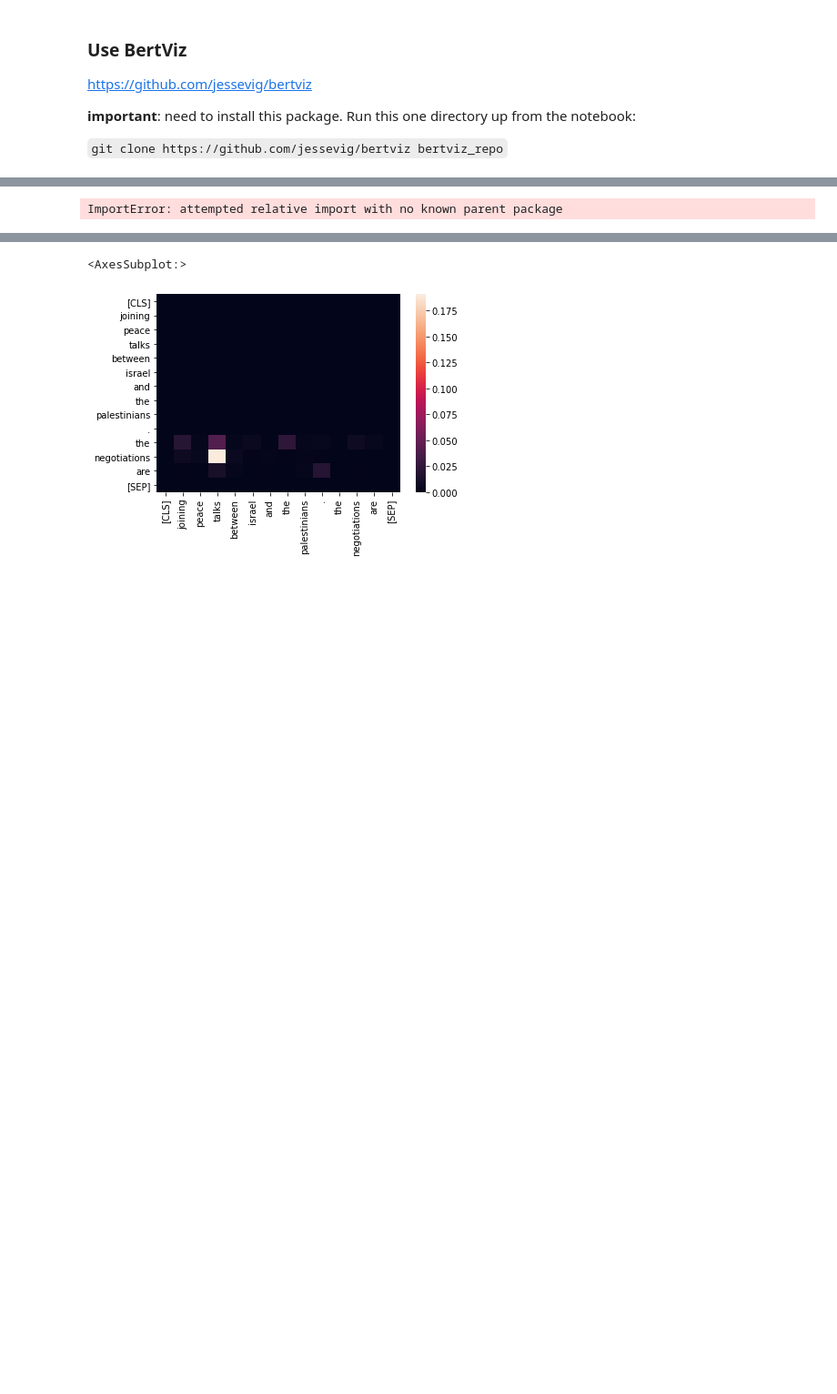
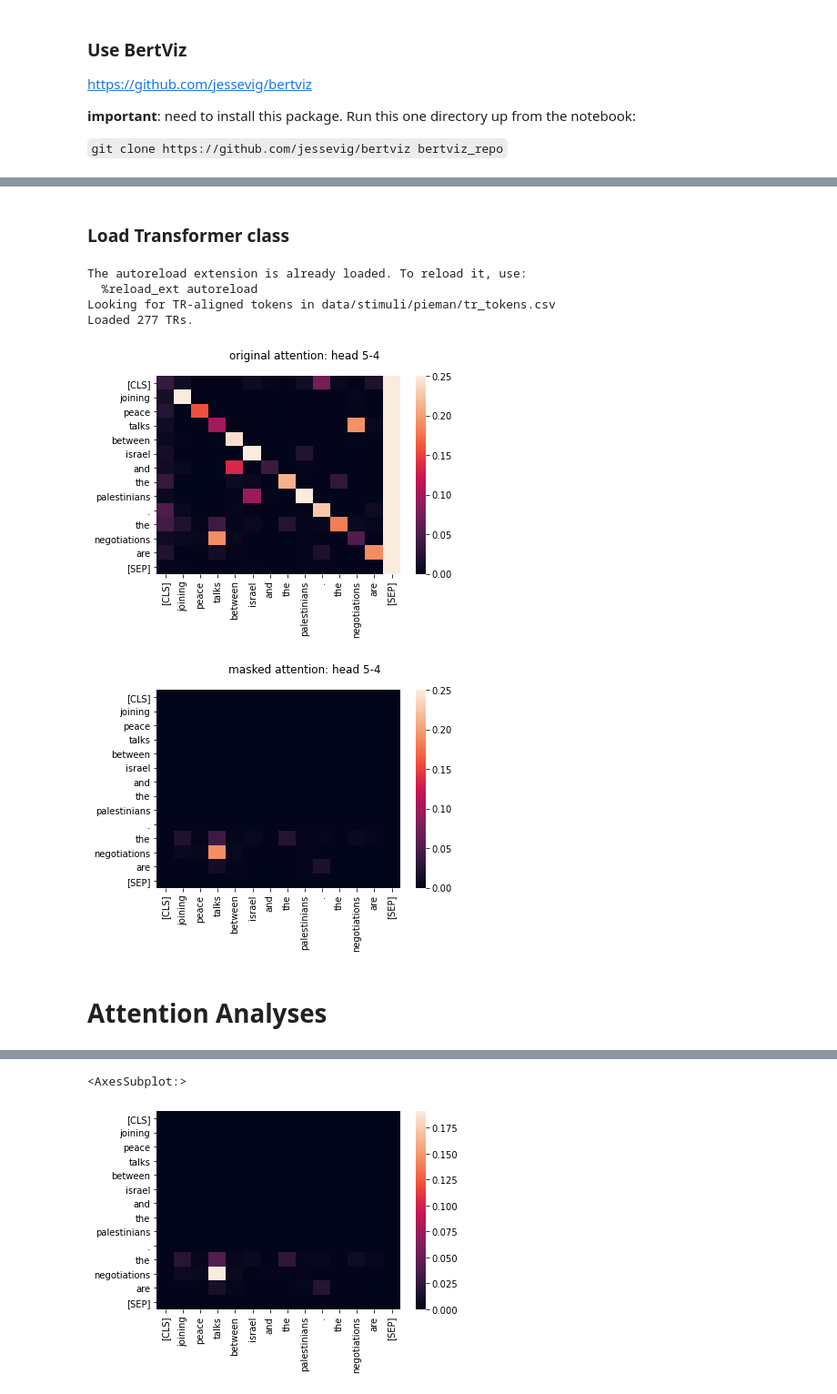
Before and after one commit to tsumers/bert-brains, a Jupyter notebook: demo_notebooks/BERT-attention-heads.ipynb, the cells around one changed output, grey strips where cells are left out. Shown at 91% size. Cells and saved outputs as stored; diff of their text form; code cells hidden in the pictures; blank space fills up the shorter version.

```diff
--- a/demo_notebooks/BERT-attention-heads.ipynb
+++ b/demo_notebooks/BERT-attention-heads.ipynb
@@ -108,6 +46,0 @@ tensor([[0.0000, 0.0000, 0.0000, 0.0000, 0.0000, 0.0000, 0.0000, 0.0000, 0.0000,
-# %%
-from ..transformer_utils import TransformerRSM
-
-foo = TransformerRSM()
-# %% [output]
-ImportError: attempted relative import with no known parent package
@@ -137,0 +47,44 @@ def mask_head_attention(head_matrix, window, special_tokens=True, mask_self_atte
+# %% [markdown]
+### Load Transformer class
+# %%
+# Ensure that we re-load changes automagically
+%load_ext autoreload
+%autoreload 2
+
+import pandas as pd
+import seaborn as sns
+import matplotlib.pylab as plt
+
+from transformer_utils import TransformerRSM
+
+foo = TransformerRSM("pieman", verbose=False, model_name='bert-base-uncased')
+# %% [output]
+The autoreload extension is already loaded. To reload it, use:
+  %reload_ext autoreload
+Looking for TR-aligned tokens in data/stimuli/pieman/tr_tokens.csv
+Loaded 277 TRs.
+# %%
+# Use the sentence from the paper:
+string_to_test = "joining peace talks between Israel and the Palestinians. The negotiations are"
+
+input_ids = torch.tensor([tokenizer.encode(string_to_test, add_special_tokens=True)])
+all_hidden_states, all_attentions = model(input_ids)[-2:]
+tokens = tokenizer.convert_ids_to_tokens(input_ids[0].tolist())
+
+layer_number = 4
+head_number = 3
+
+head = all_attentions[layer_number][0][head_number]
+masked = foo._mask_head_attention(head, 3).numpy()
+
+sns.heatmap(pd.DataFrame(head.detach().numpy()), xticklabels=tokens, yticklabels=tokens, vmin=0,vmax=.25)
+plt.suptitle("original attention: head {}-{}".format(layer_number+1, head_number+1))
+
+plt.figure()
+sns.heatmap(pd.DataFrame(masked), xticklabels=tokens, yticklabels=tokens, vmin=0,vmax=.25)
+plt.suptitle("masked attention: head {}-{}".format(layer_number+1, head_number+1));
+# %% [output]
+[figure, added]
+[figure, added]
+# %% [markdown]
+# Attention Analyses
```
Also changed, not shown: parts of 42 cells of this notebook, 2 other files.
